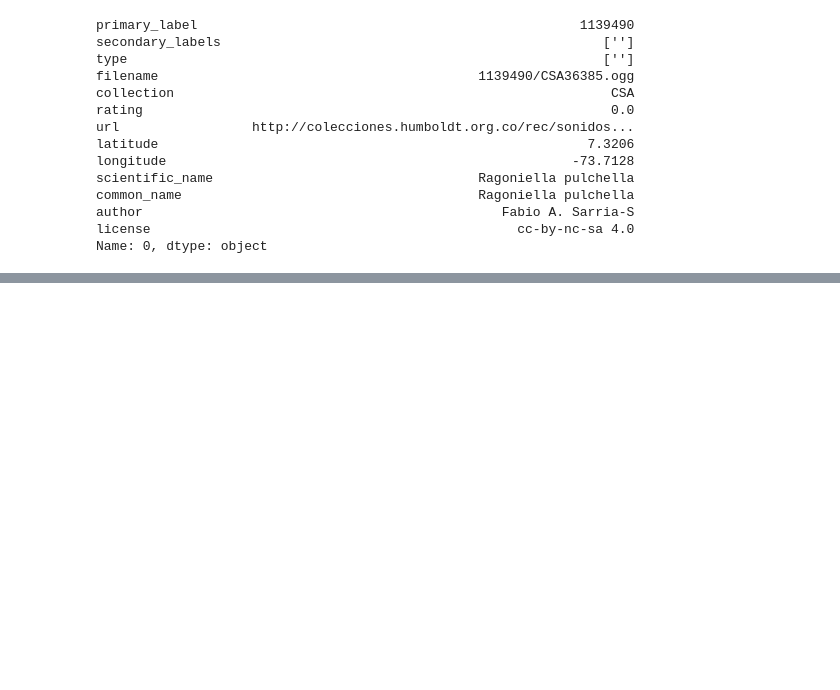
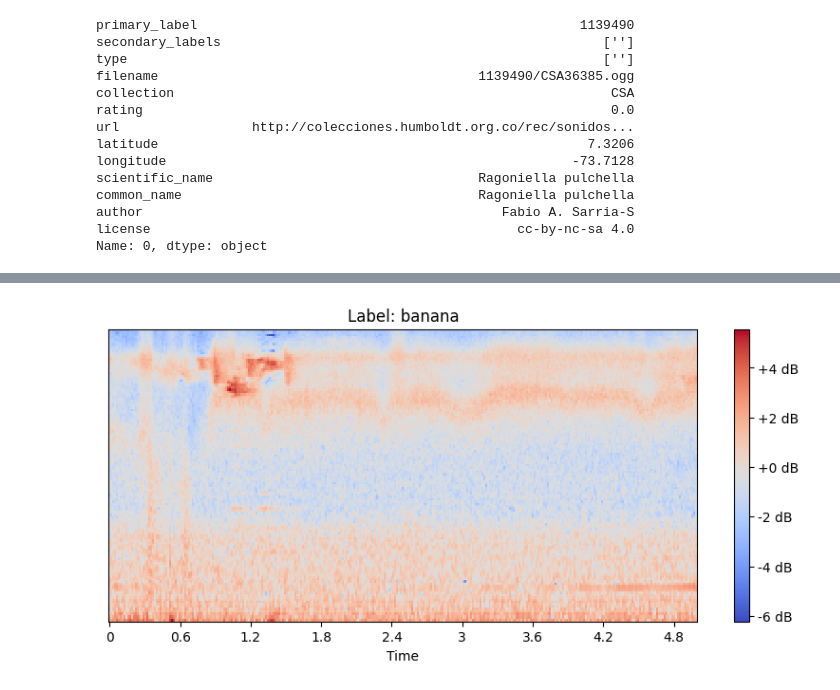
Before and after one commit to Saransh-Basu-01/BIRDCLEF-2025, a Jupyter notebook: BIrdclef2025.ipynb, the cells around one changed output, grey strips where cells are left out. Saved outputs shown, nothing was run; the diff lists cells and outputs as text; code cells hidden in the pictures; blank space fills up the shorter version.

```diff
--- a/BIrdclef2025.ipynb
+++ b/BIrdclef2025.ipynb
@@ -703,6 +703,10 @@ class BirdDataset(Dataset):
         wav = wav.mean(dim=0) # mono
 
         # crop/pad to 5 sec
+        if sr != CFG.SR:
+            resampler = torchaudio.transforms.Resample(orig_freq=sr, new_freq=CFG.SR)
+            wav = resampler(wav)
+
         target = CFG.SR * CFG.DURATION
         if len(wav) > target:
             start = torch.randint(0, len(wav)-target, (1,)).item()
@@ -731,0 +757,10 @@ Batch labels: tensor([ 72, 163,  80, 183, 178,  71, 104,  82])
+# %%
+plt.figure(figsize=(10,4))
+# Use mel[0] (first sample in batch), squeeze to remove channel dim if needed
+librosa.display.specshow(mels[0].numpy(), sr=CFG.SR, x_axis='time')
+plt.title(f"Label: {idx2label[int(labs[0])]}")
+plt.colorbar(format='%+2.0f dB')
+plt.savefig("batch_spectrogram.png")
+plt.show()
+# %% [output]
+[figure, added]
```
Also changed, not shown: parts of 3 cells of this notebook.
